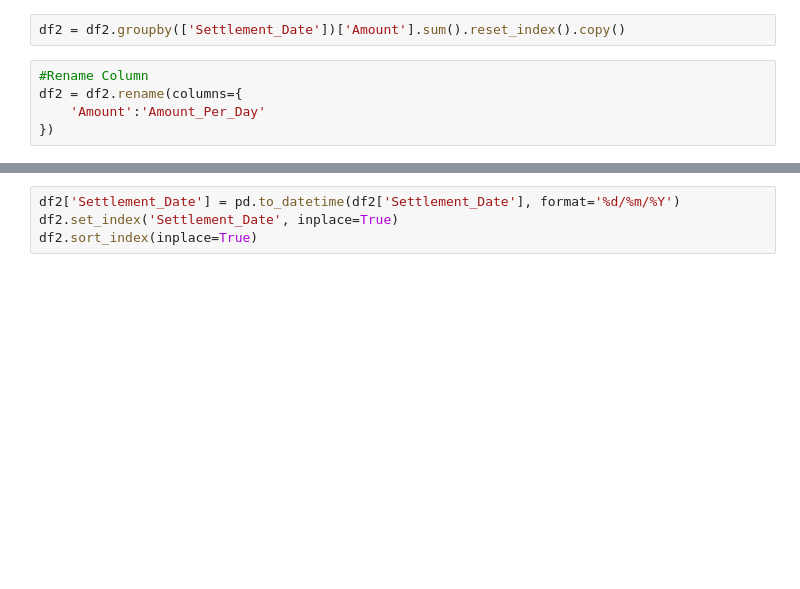
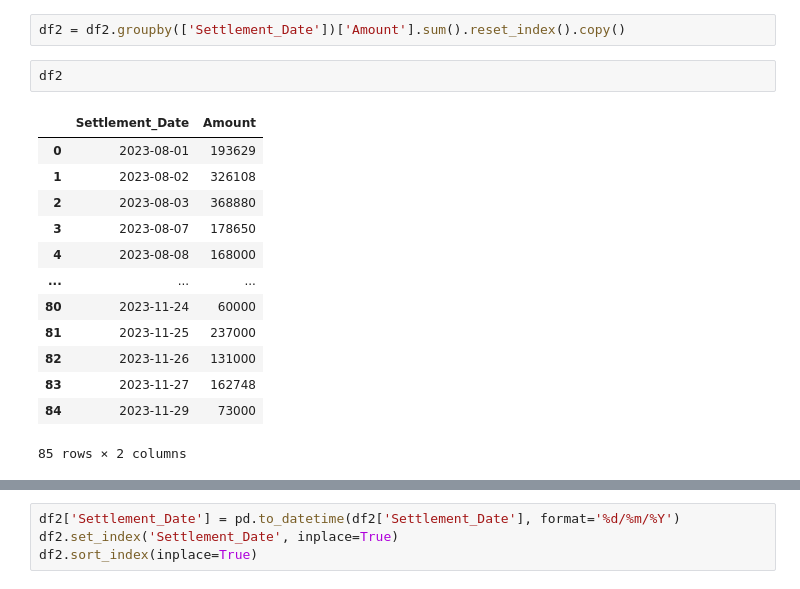
Before and after one commit to FadliAktsar/dashboard-in, a Jupyter notebook: app/notebooks/ARIMA.ipynb, the cells around one changed output, grey strips where cells are left out. Saved outputs shown, nothing was run; the diff lists cells and outputs as text; blank space fills up the shorter version.

```diff
--- a/app/notebooks/ARIMA.ipynb
+++ b/app/notebooks/ARIMA.ipynb
@@ -228,8 +229,19 @@ df2
 327 rows × 1 columns
 # %%
 df2 = df2.groupby(['Settlement_Date'])['Amount'].sum().reset_index().copy()
-# %%
-#Rename Column
-df2 = df2.rename(columns={
-    'Amount':'Amount_Per_Day'
-})
+# %%
+df2
+# %% [output]
+|  | Settlement_Date | Amount |
+| 0 | 2023-08-01 | 193629 |
+| 1 | 2023-08-02 | 326108 |
+| 2 | 2023-08-03 | 368880 |
+| 3 | 2023-08-07 | 178650 |
+| 4 | 2023-08-08 | 168000 |
+| ... | ... | ... |
+| 80 | 2023-11-24 | 60000 |
+| 81 | 2023-11-25 | 237000 |
+| 82 | 2023-11-26 | 131000 |
+| 83 | 2023-11-27 | 162748 |
+| 84 | 2023-11-29 | 73000 |
+85 rows × 2 columns
```
Also changed, not shown: parts of 19 cells of this notebook, 7 other files.
